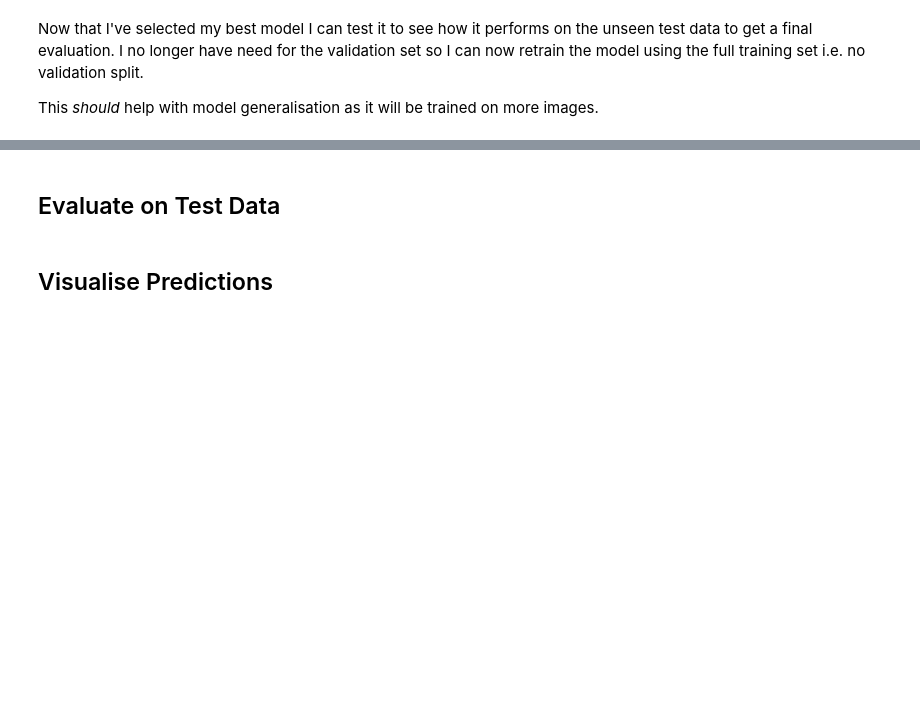
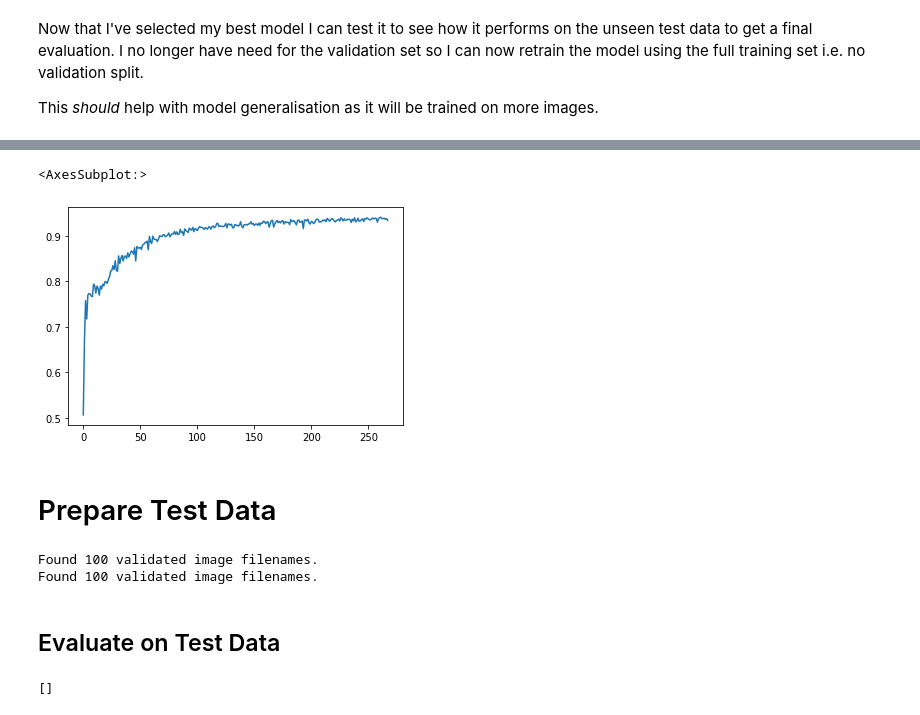
Before and after one commit to a-cass/eo-semantic-segmentation, a Jupyter notebook: nwpu-lakes/nwpu_lakes_segmentation_p8.ipynb, the cells around one changed output, grey strips where cells are left out. Saved outputs shown, nothing was run; the diff lists cells and outputs as text; code cells hidden in the pictures; blank space fills up the shorter version.

Commit message:
Complete test set evaluation

```diff
--- a/nwpu-lakes/nwpu_lakes_segmentation_p8.ipynb
+++ b/nwpu-lakes/nwpu_lakes_segmentation_p8.ipynb
@@ -93,0 +161,7 @@ for i in range(runs):
+# %%
+hist_df.binary_mean_iou.plot()
+# %% [output]
+<AxesSubplot:>
+[figure, added]
+# %% [markdown]
+# Prepare Test Data
@@ -94,4 +177,11 @@ for i in range(runs):
+# %%
+(test_gen, test_fps) = make_img_msk_flows(test_img_df, test_msk_df,
+                                            nwpu_data_dir, nwpu_mask_dir,
+                                            val_split=0, rescale=1 / 255.,
+                                            batch_size=32
+                                           )
+# %% [output]
+Found 100 validated image filenames.
+Found 100 validated image filenames.
 # %% [markdown]
 ## Evaluate on Test Data
-# %% [markdown]
-## Visualise Predictions
@@ -97,0 +195,4 @@ for i in range(runs):
+# %%
+model.metrics
+# %% [output]
+[]
```
Also changed, not shown: parts of 23 cells of this notebook.
